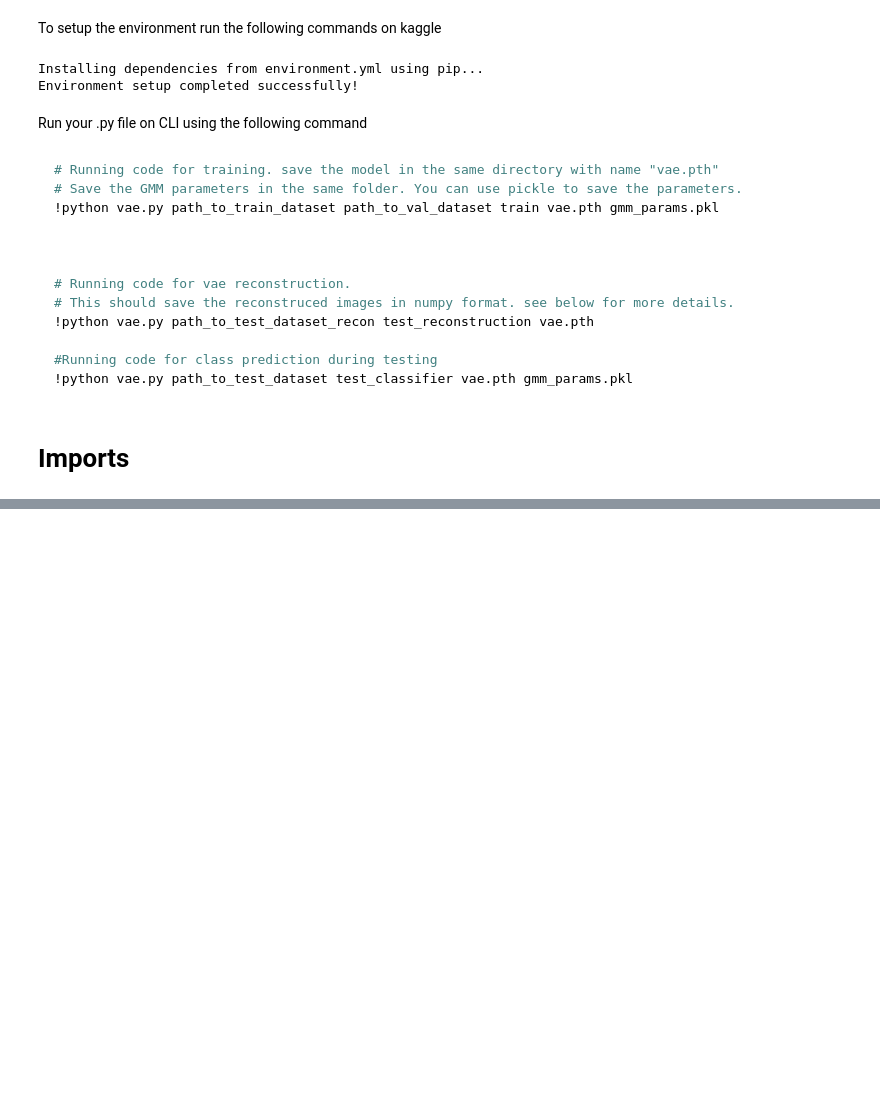
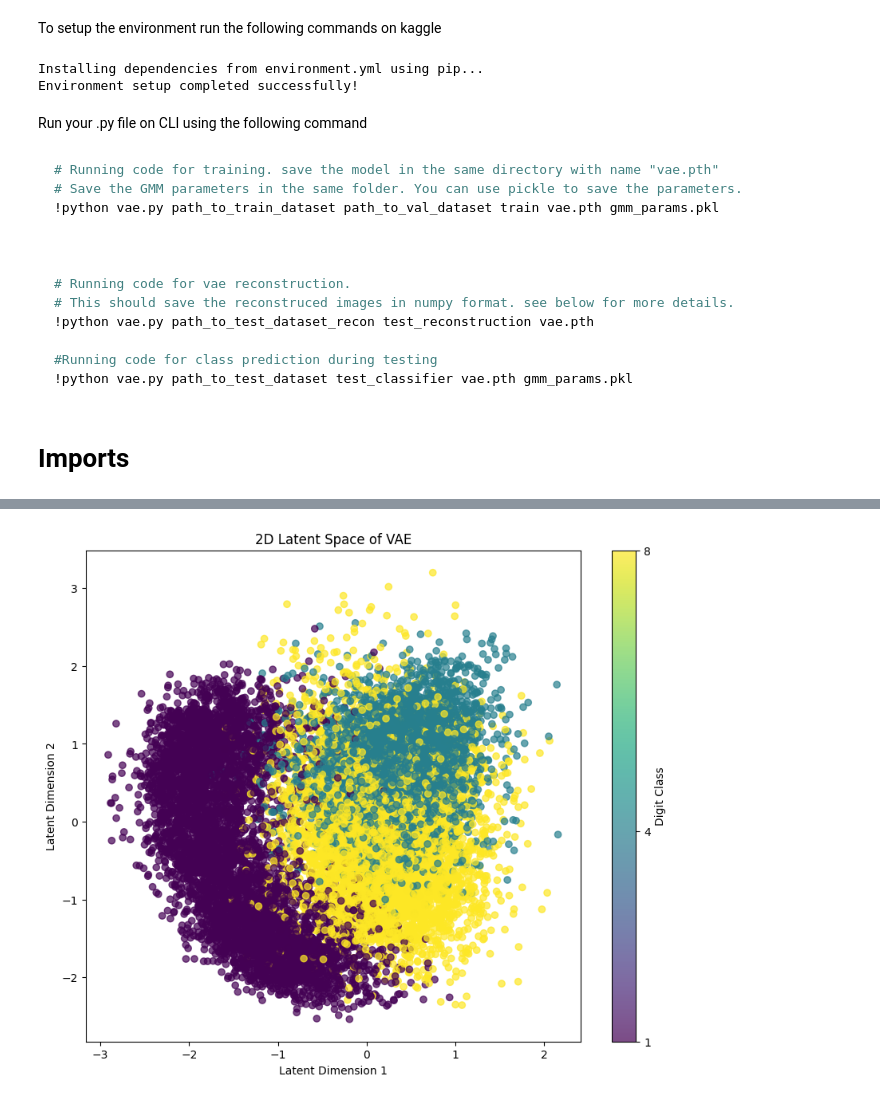
Before and after one commit to RISHIT7/GMM-VAE, a Jupyter notebook: notebooks/Data_Preprocessing.ipynb, the cells around one changed output, grey strips where cells are left out. Drawn from its saved outputs; the diff is of its cells as text; code cells hidden in the pictures; blank space fills up the shorter version.

```diff
--- a/notebooks/Data_Preprocessing.ipynb
+++ b/notebooks/Data_Preprocessing.ipynb
@@ -112,0 +170,3 @@ plt.show()
+# %%
+train_dataset = CustomDataset(data = train_set['data'], labels = train_set['labels'], transform=transform)
+train_loader = DataLoader(train_dataset, batch_size=64, shuffle=True)
@@ -112,0 +406,46 @@ plt.show()
+# %%
+def visualize_latent_space(vae, dataloader, device='cuda'):
+    vae.eval()  # Set VAE to evaluation mode
+
+    all_latents = []
+    all_labels = []
+
+    with torch.no_grad():
+        for data, labels in dataloader:
+            data = data.to(device)
+            data = data.view(-1, 28*28)
+            labels = labels.to(device)
+
+            # Encode data to obtain latent mean (mu) and log variance (log_var)
+            encoding = vae.encoder(data)
+            mu = vae.z_mean(encoding)
+            log_var = vae.z_log_var(encoding)
+
+            # Sample latent vector z from the distribution (using reparameterization trick)
+            z = vae.reparameterize(mu, log_var)
+
+            # Append to lists
+            all_latents.append(z.cpu())
+            all_labels.append(labels.cpu())
+
+    # Concatenate all collected latent vectors and labels
+    all_latents = torch.cat(all_latents).numpy()
+    all_labels = torch.cat(all_labels).numpy()
+
+    # Plot the 2D latent space
+    plt.figure(figsize=(10, 8))
+    scatter = plt.scatter(all_latents[:, 0], all_latents[:, 1], c=all_labels, cmap='viridis', alpha=0.7)
+
+    colorbar = plt.colorbar(scatter, ticks=[1, 4, 8])
+    colorbar.set_label('Digit Class')
+    colorbar.set_ticklabels(['1','4','8'])
+
+    plt.xlabel("Latent Dimension 1")
+    plt.ylabel("Latent Dimension 2")
+    plt.title("2D Latent Space of VAE")
+    plt.show()
+
+# Example usage with DataLoader, assuming you have a DataLoader named 'train_loader'
+visualize_latent_space(vae, train_loader, device='cuda')
+# %% [output]
+[figure, added]
```
Also changed, not shown: parts of 31 cells of this notebook.
